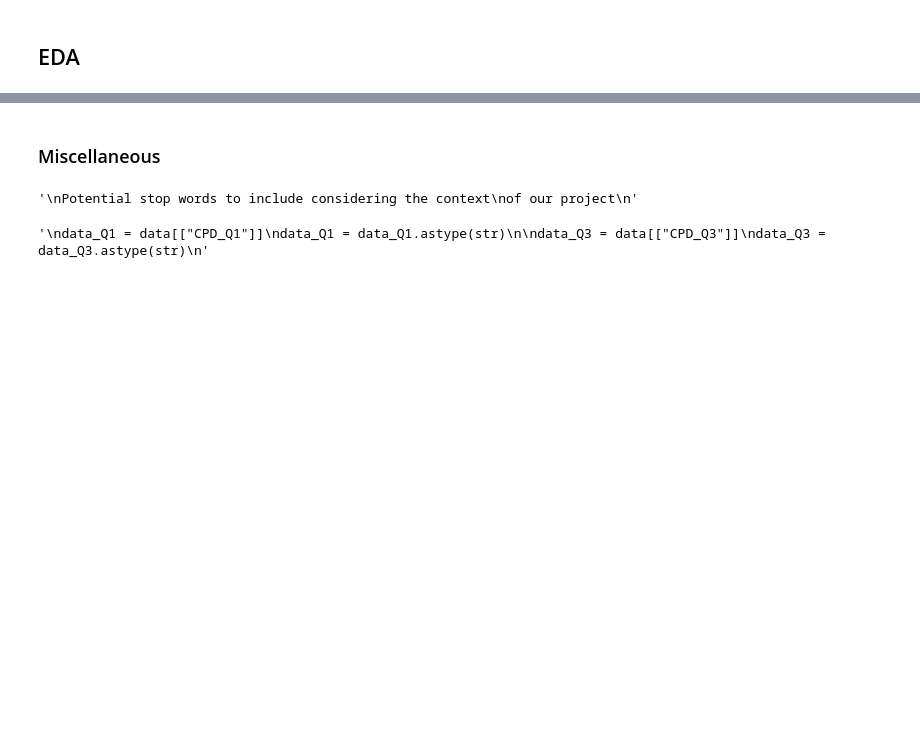
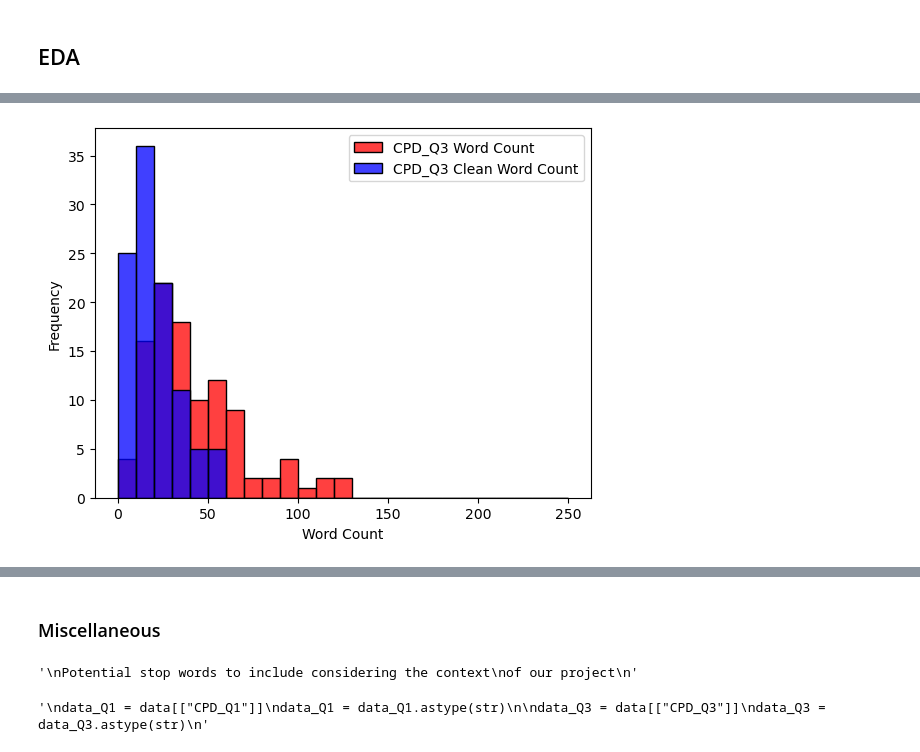
Before and after one commit to bellaachang/UW-Pharm-NLP, a Jupyter notebook: James_EDA.ipynb, the cells around one changed output, grey strips where cells are left out. Cells and saved outputs as stored; diff of their text form; code cells hidden in the pictures; blank space fills up the shorter version.

```diff
--- a/James_EDA.ipynb
+++ b/James_EDA.ipynb
@@ -93,0 +112,15 @@ CPD_Q3 clean word count:  19.037037037037038
+# %%
+# Plotting word counts
+
+custom_bins = list(range(0, 251, 10))
+
+sns.histplot(data=data, x='CPD_Q3 Word Count', color='red', label='CPD_Q3 Word Count', bins=custom_bins)
+sns.histplot(data=data, x='CPD_Q3 Clean Word Count', color='blue', label='CPD_Q3 Clean Word Count', bins=custom_bins)
+
+plt.xlabel('Word Count')
+plt.ylabel('Frequency')
+plt.legend()
+
+plt.show()
+# %% [output]
+[figure, added]
```
Also changed, not shown: parts of 7 cells of this notebook.
